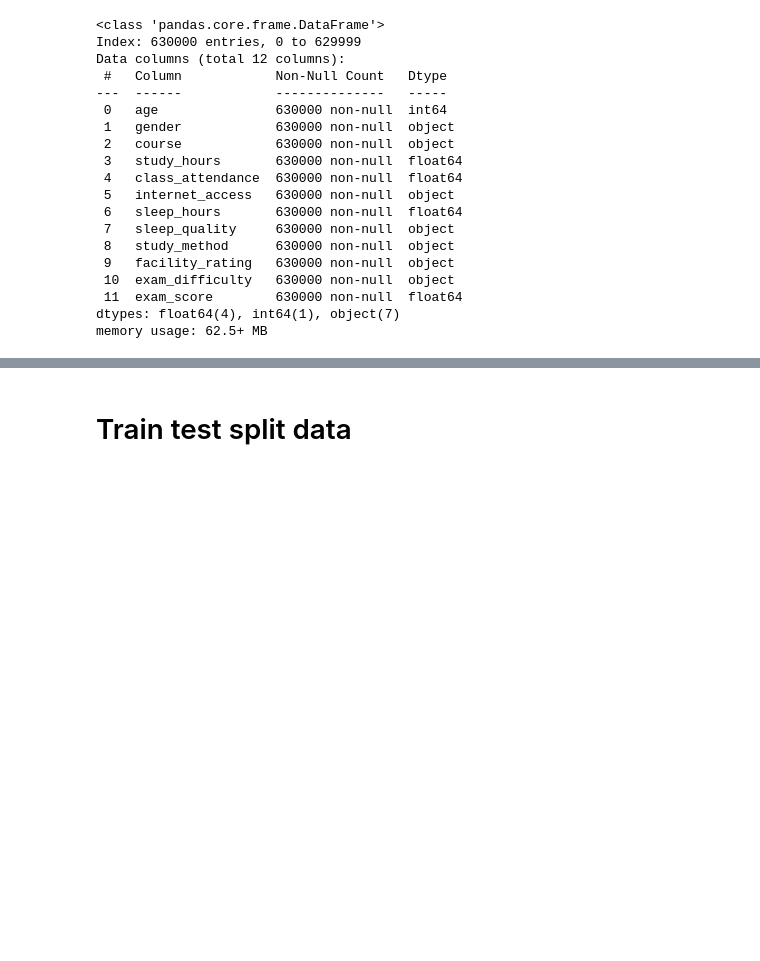
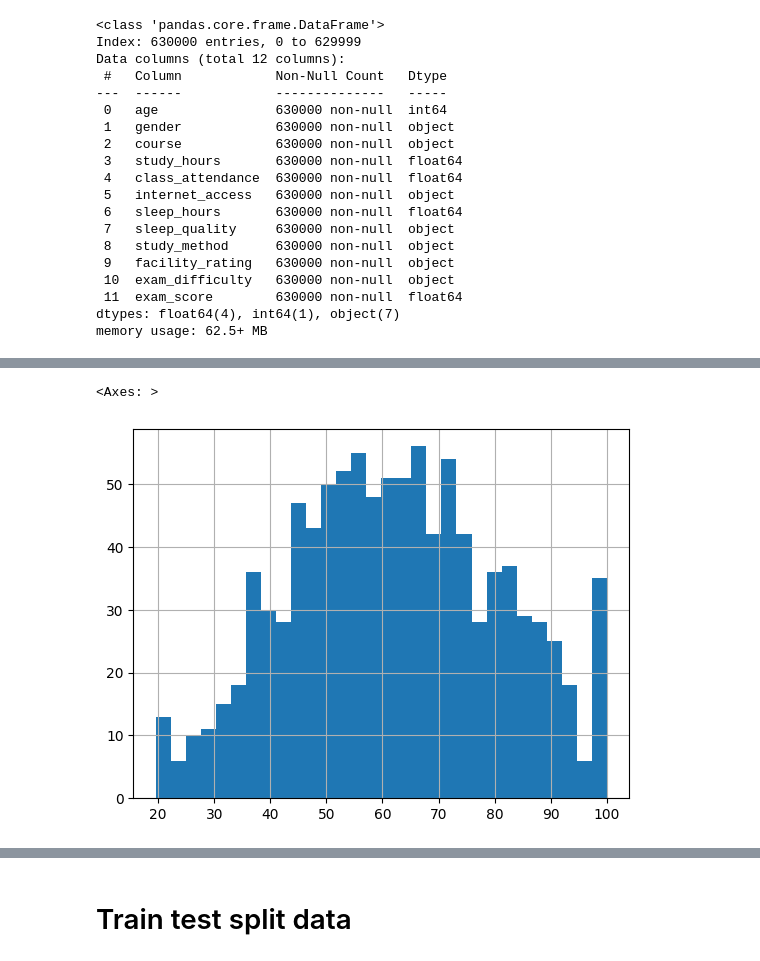
Before and after one commit to prabhatxplore/Daily-ML, a Jupyter notebook: predictstudentscore-sgd-regressor.ipynb, the cells around one changed output, grey strips where cells are left out. Saved outputs shown, nothing was run; the diff lists cells and outputs as text; code cells hidden in the pictures; blank space fills up the shorter version.

```diff
--- a/predictstudentscore-sgd-regressor.ipynb
+++ b/predictstudentscore-sgd-regressor.ipynb
@@ -64,0 +83,4 @@ memory usage: 62.5+ MB
+# %%
+df_sample = df.sample(1000,random_state=42)
+# %%
+df_sample = df_sample.select_dtypes(include=['number'])
@@ -64,0 +97,5 @@ memory usage: 62.5+ MB
+# %%
+df_sample['exam_score'].hist(bins=30)
+# %% [output]
+<Axes: >
+[figure, added]
```
Also changed, not shown: parts of 33 cells of this notebook.
